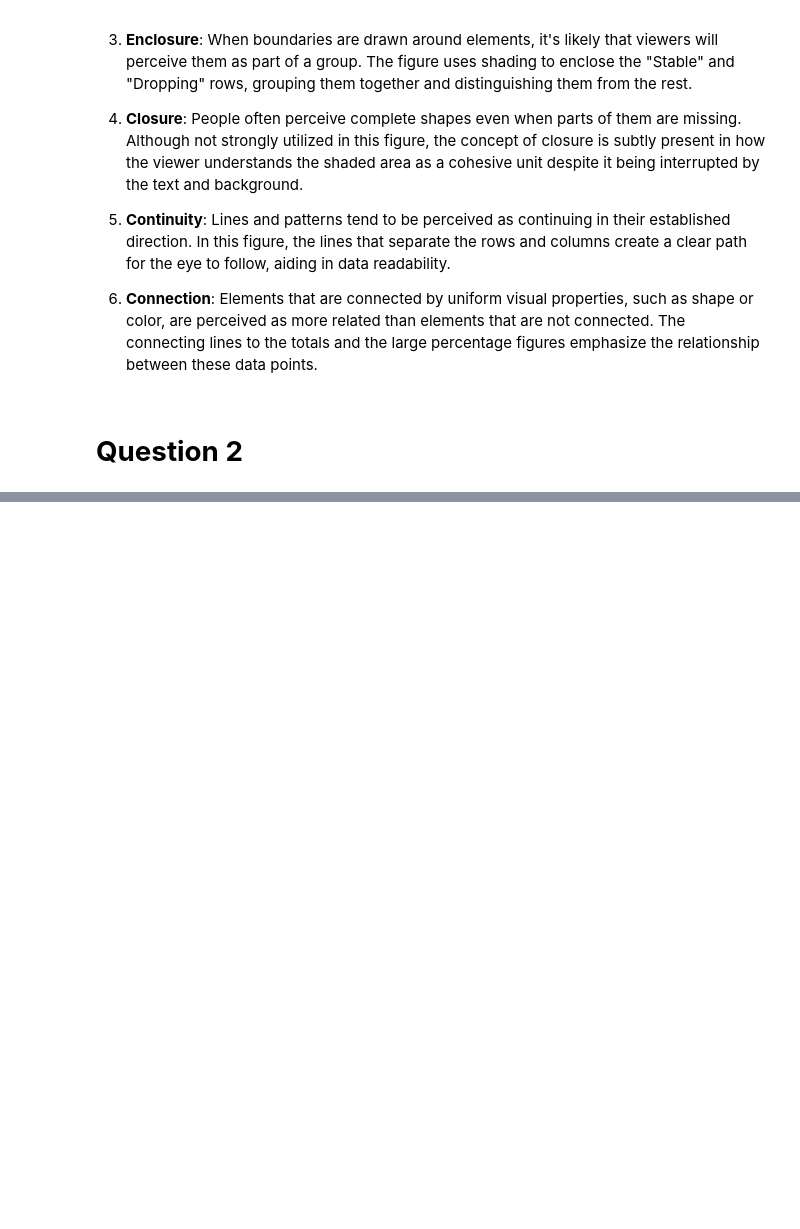
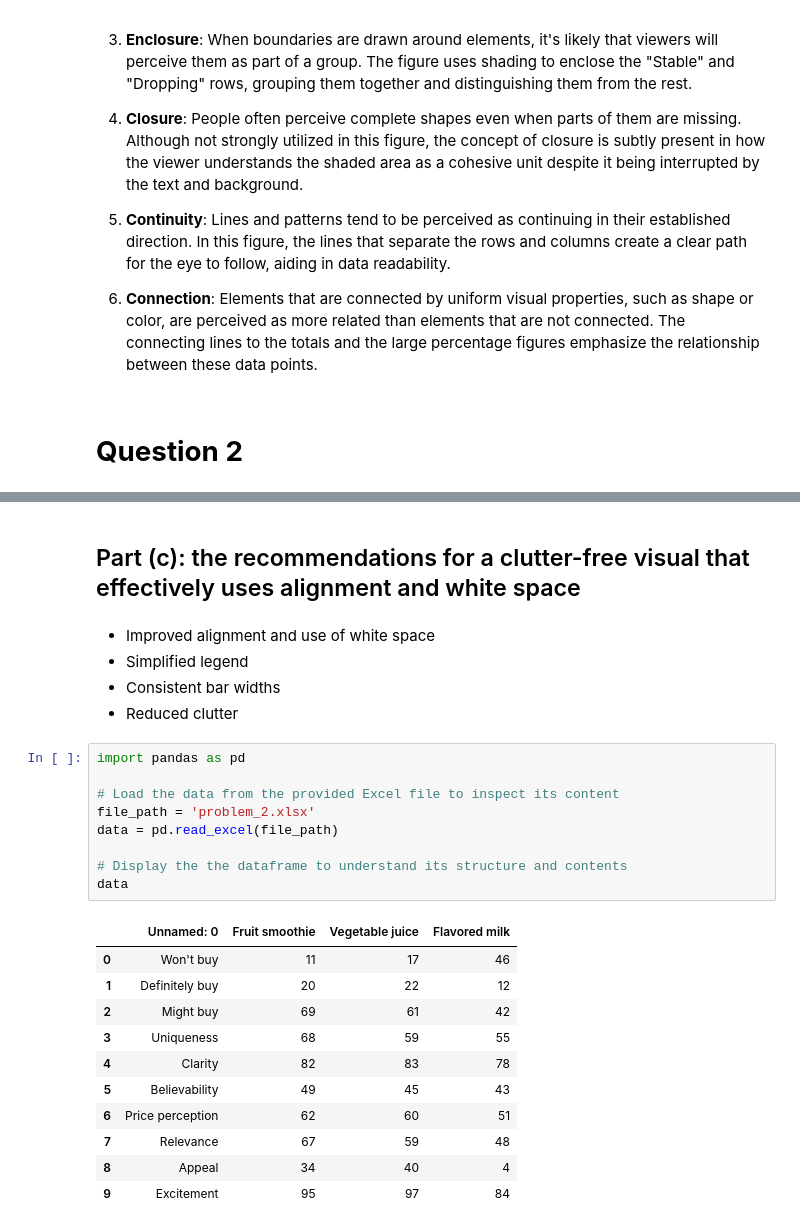
Before and after one commit to peyman886/Data_Visualization, a Jupyter notebook: HW2/Visualization_HW2.ipynb, the cells around one changed output, grey strips where cells are left out. Drawn from its saved outputs; the diff is of its cells as text; blank space fills up the shorter version.

```diff
--- a/HW2/Visualization_HW2.ipynb
+++ b/HW2/Visualization_HW2.ipynb
@@ -16,0 +53,28 @@
+# %% [markdown]
+## Part (c): the recommendations for a clutter-free visual that effectively uses alignment and white space
+# %% [markdown]
+* Improved alignment and use of white space
+* Simplified legend
+* Consistent bar widths
+* Reduced clutter
+# %%
+import pandas as pd
+
+# Load the data from the provided Excel file to inspect its content
+file_path = 'problem_2.xlsx'
+data = pd.read_excel(file_path)
+
+# Display the the dataframe to understand its structure and contents
+data
+# %% [output]
+|  | Unnamed: 0 | Fruit smoothie | Vegetable juice | Flavored milk |
+| 0 | Won't buy | 11 | 17 | 46 |
+| 1 | Definitely buy | 20 | 22 | 12 |
+| 2 | Might buy | 69 | 61 | 42 |
+| 3 | Uniqueness | 68 | 59 | 55 |
+| 4 | Clarity | 82 | 83 | 78 |
+| 5 | Believability | 49 | 45 | 43 |
+| 6 | Price perception | 62 | 60 | 51 |
+| 7 | Relevance | 67 | 59 | 48 |
+| 8 | Appeal | 34 | 40 | 4 |
+| 9 | Excitement | 95 | 97 | 84 |
```
Also changed, not shown: parts of 9 cells of this notebook.
